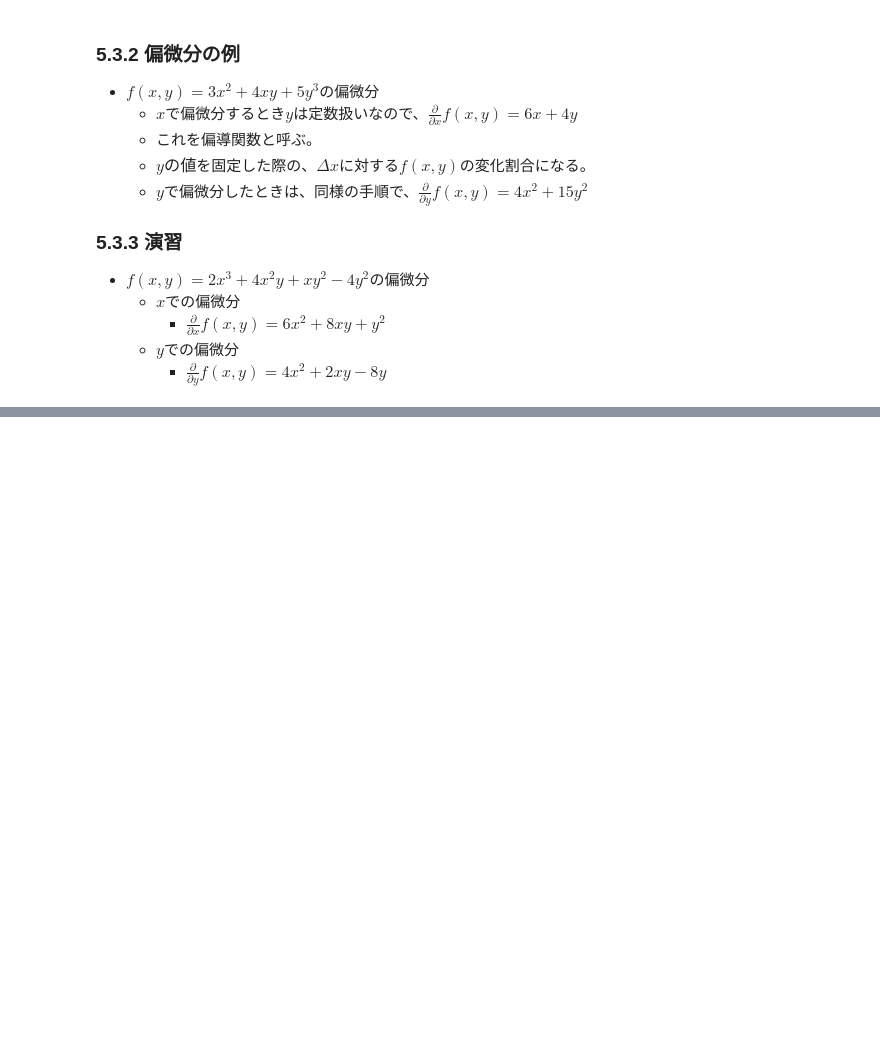
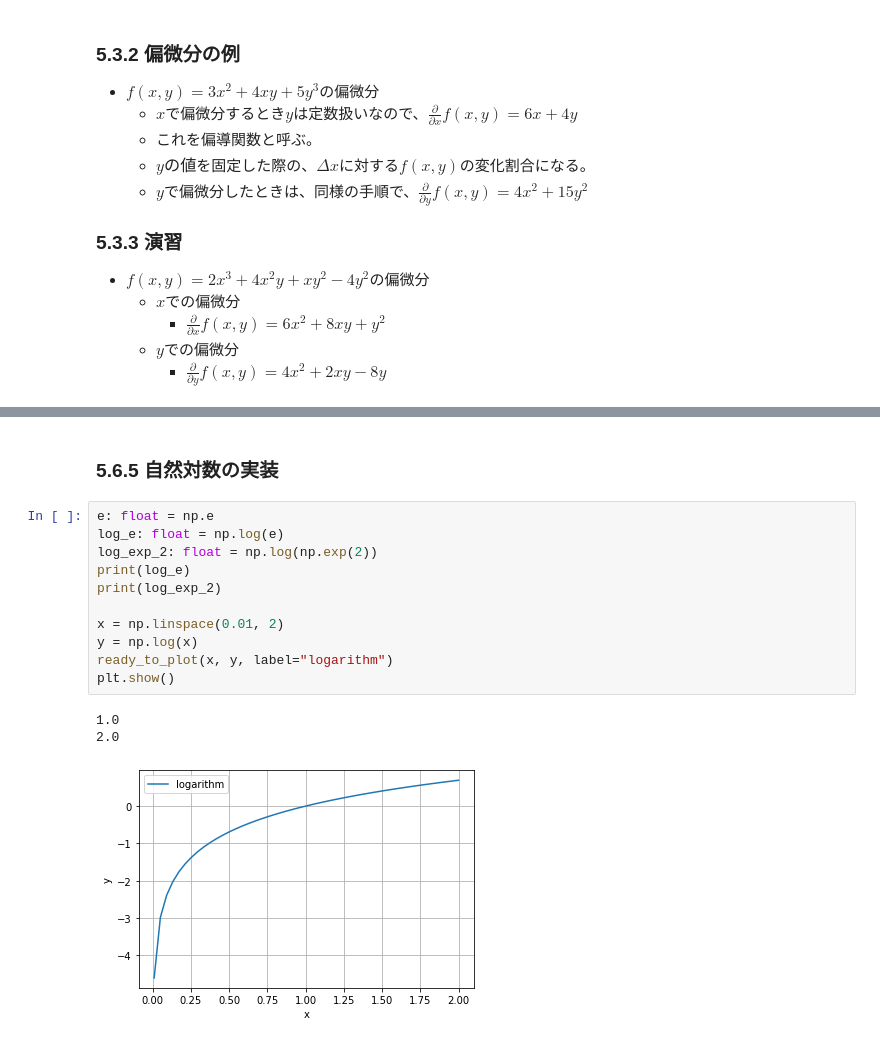
Before and after one commit to tsyu12345/python-ml-text, a Jupyter notebook: Unit5.ipynb, the cells around one changed output, grey strips where cells are left out. Cells and saved outputs as stored; diff of their text form; blank space fills up the shorter version.

```diff
--- a/Unit5.ipynb
+++ b/Unit5.ipynb
@@ -143,0 +242,17 @@ $$\frac{\partial}{\partial x}f(x, y) = \lim_{\Delta x \rightarrow 0}\frac{f(x +
+# %% [markdown]
+### 5.6.5 自然対数の実装
+# %%
+e: float = np.e
+log_e: float = np.log(e)
+log_exp_2: float = np.log(np.exp(2))
+print(log_e)
+print(log_exp_2)
+
+x = np.linspace(0.01, 2)
+y = np.log(x)
+ready_to_plot(x, y, label="logarithm")
+plt.show()
+# %% [output]
+1.0
+2.0
+[figure, added]
```
Also changed, not shown: parts of 16 cells of this notebook.
